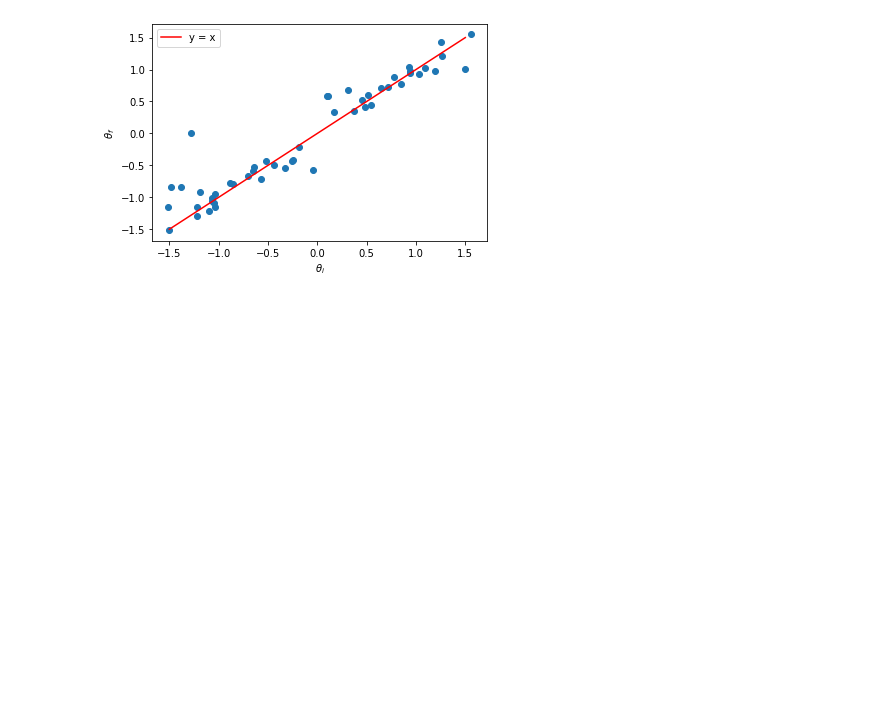
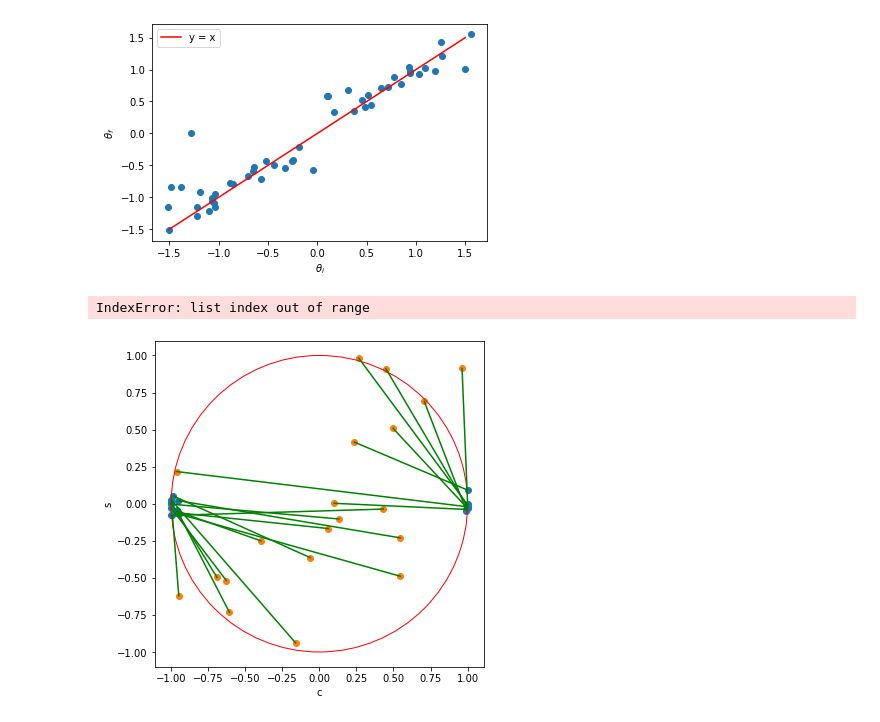
Before and after one commit to krishdesai7/SymmetryDiscovery, a Jupyter notebook: SymmetryGAN/O(2)stats.ipynb, the cells around one changed output. Saved outputs shown, nothing was run; the diff lists cells and outputs as text; code cells hidden in the pictures; blank space fills up the shorter version.

```diff
--- a/SymmetryGAN/O(2)stats.ipynb
+++ b/SymmetryGAN/O(2)stats.ipynb
@@ -128,2 +108,27 @@ plt.show()
 # %% [output]
 [figure]
+# %%
+#SO(2) Asymm Numeric
+c_i =  [0.26571512, -0.3945005, 0.44834018, 0.5462165, -0.94836926, 0.23670745, -0.9631424, 0.49777198, 0.059622288, -0.06225252, 0.5462706, -0.6066456, 0.13397312, 0.0998075, 0.7076709, 0.9624219, 0.43074346, -0.1603167, -0.62717533, -0.6902883]
+s_i =  [0.9816861, -0.25062108, 0.9110687, -0.48910642, -0.62036824, 0.4152813, 0.21696877, 0.507576, -0.16734147, -0.36346364, -0.23032498, -0.7328994, -0.10310316, 0.0027916431, 0.6895435, 0.91285515, -0.03623557, -0.9383857, -0.5187366, -0.4970281]
+s_f =  [-0.0063809827, -0.050858375, -0.023912752, -0.0690209, -0.07821135, 0.09186161, -0.020683106, -0.032206576, -0.059284702, 0.052080724, 0.021130614, -0.043961585, -0.0028533146, -0.038303714, -0.046481118, -0.0006580645, -0.078888625, 0.026181556, -0.02838049, 0.006531654]
+c_f =  [0.9991846, -0.9585784, 1.0, -0.9496853, -0.9909553, 1.0, 1.0, 1.0, -0.9719964, -0.9852231, -0.95447344, -0.9609807, -1.0, 0.98924637, 0.99099576, 1.0, -1.0, -1.0, -1.0, -1.0]
+# %%
+fig, ax = plt.subplots(figsize=(6,6))
+plt.scatter(c_f, s_f, label = "learned value")
+plt.scatter(c_i, s_i, label = "original value")
+circ = plt.Circle((0, 0), radius=1, edgecolor='r', facecolor='None')
+ax.add_patch(circ)
+ax.set_aspect('equal')
+ax.set_xlabel('c')
+ax.set_ylabel('s')
+ax.set_ylim(-1.1, 1.1)
+x1, y1 = c_f, s_f
+x2, y2 = c_i, s_i
+for i in range(50):
+    plt.plot([x1[i],x2[i]], [y1[i],y2[i]], 'g')
+ax.legend(loc = "upper right")
+plt.savefig("SO2asymmNumeric_initial2final.pdf")
+# %% [output]
+IndexError: list index out of range
+[figure, added]
```
Also changed, not shown: parts of 7 cells of this notebook, 12 other files.
